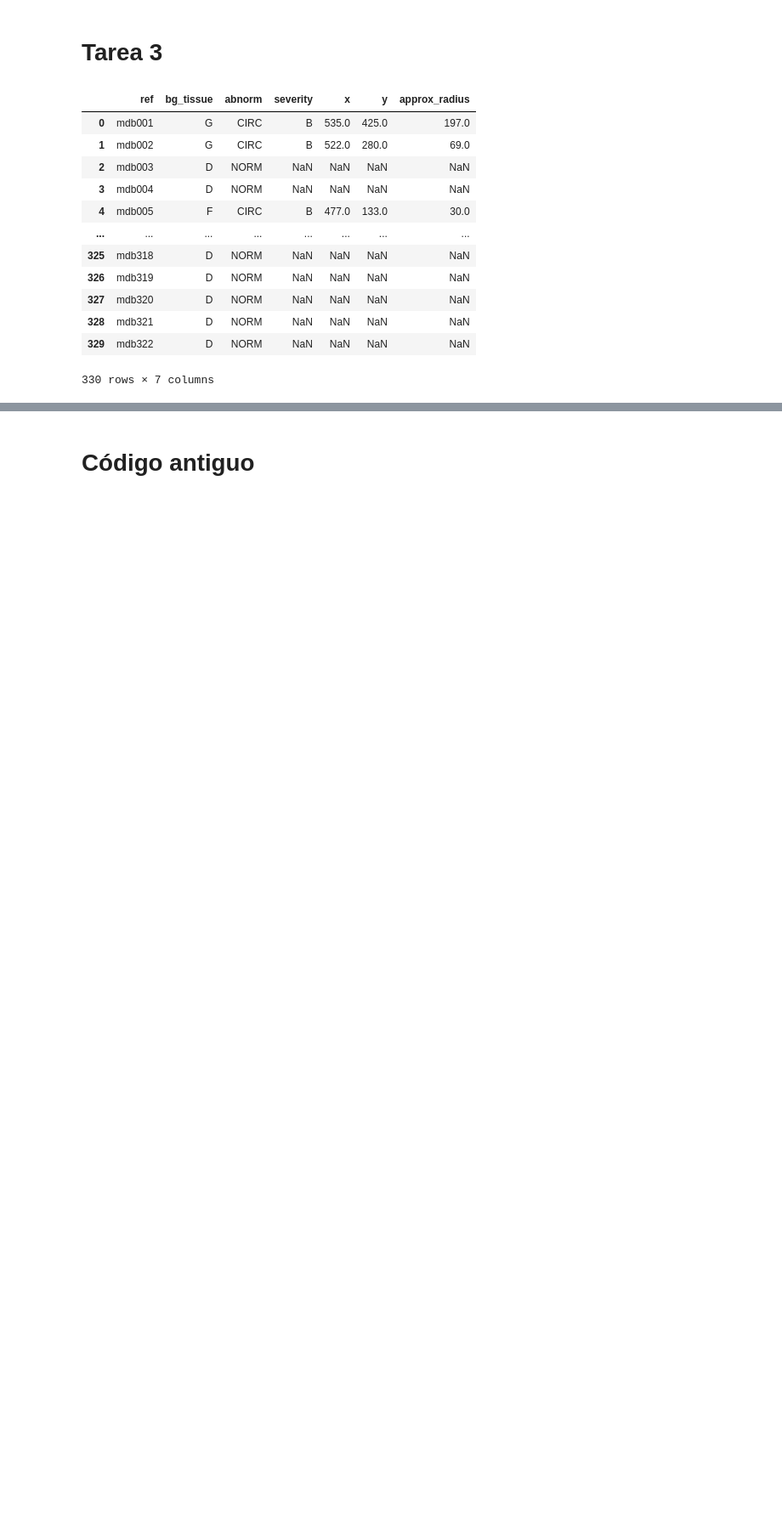
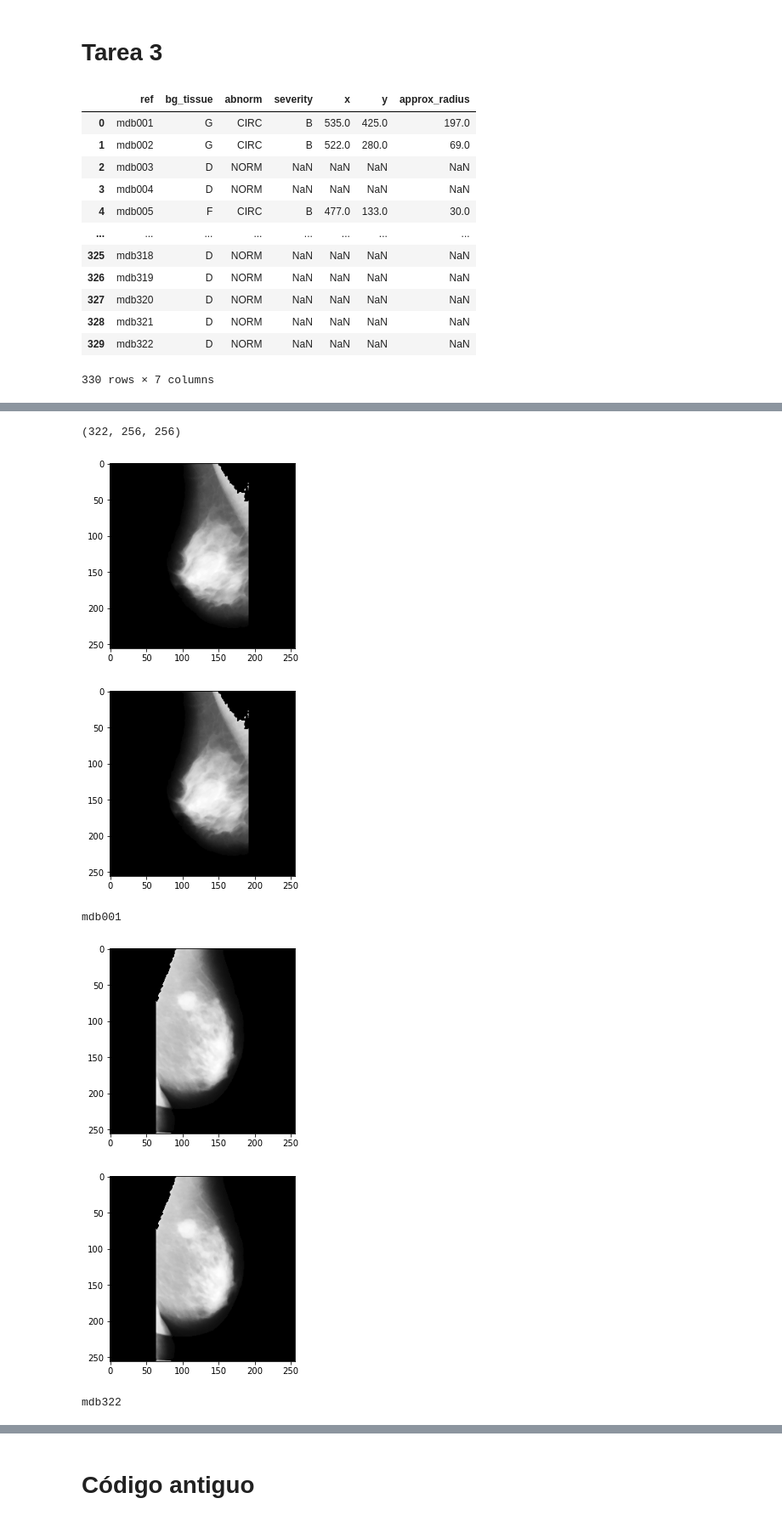
Before and after one commit to data-and-code/trabajo_con_imagenes, a Jupyter notebook: data-raw/just_code.ipynb, the cells around one changed output, grey strips where cells are left out. Shown at 85% size. Saved outputs shown, nothing was run; the diff lists cells and outputs as text; code cells hidden in the pictures; blank space fills up the shorter version.

```diff
--- a/data-raw/just_code.ipynb
+++ b/data-raw/just_code.ipynb
@@ -286,7 +283,9 @@ info
 # %%
 bg_tissue = info[['ref', 'bg_tissue']].drop_duplicates(ignore_index=True)
 # %%
-imgs_clean = []
+imgs_ref = []
 
 for mdb in mdb_clean:
-    imgs_clean.append(mdb.img)
+    imgs_ref.append(mdb.ref)
+
+imgs_ref[0:5]
@@ -292,0 +294,3 @@ for mdb in mdb_clean:
+# %%
+ordered_ref = np.array(info[['ref']].drop_duplicates(ignore_index=True)).ravel()
+ordered_ref
@@ -293 +315,29 @@ for mdb in mdb_clean:
+# %%
+imgs_clean = []
+
+for ref in ordered_ref:
+    index = imgs_ref.index(ref)
+    imgs_clean.append(mdb_clean[index].img)
+
+imgs_clean = np.array(imgs_clean)
+print(imgs_clean.shape)
+
+# Comprobar que estén en orden
+plt.imshow(imgs_clean[0], cmap='gray')
+plt.show()
+
+print(mdb_clean[41])
+
+plt.imshow(imgs_clean[321], cmap='gray')
+plt.show()
+
+print(mdb_clean[218])
+# %% [output]
+(322, 256, 256)
+[figure, added]
+[figure, added]
+mdb001
+[figure, added]
+[figure, added]
+mdb322
 # %%
```
Also changed, not shown: parts of 22 cells of this notebook.
